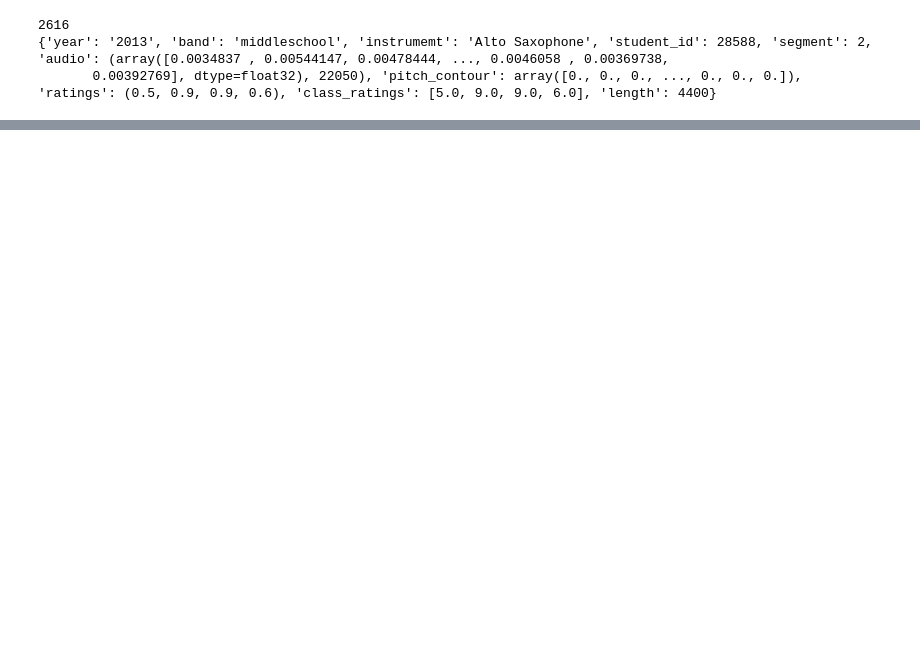
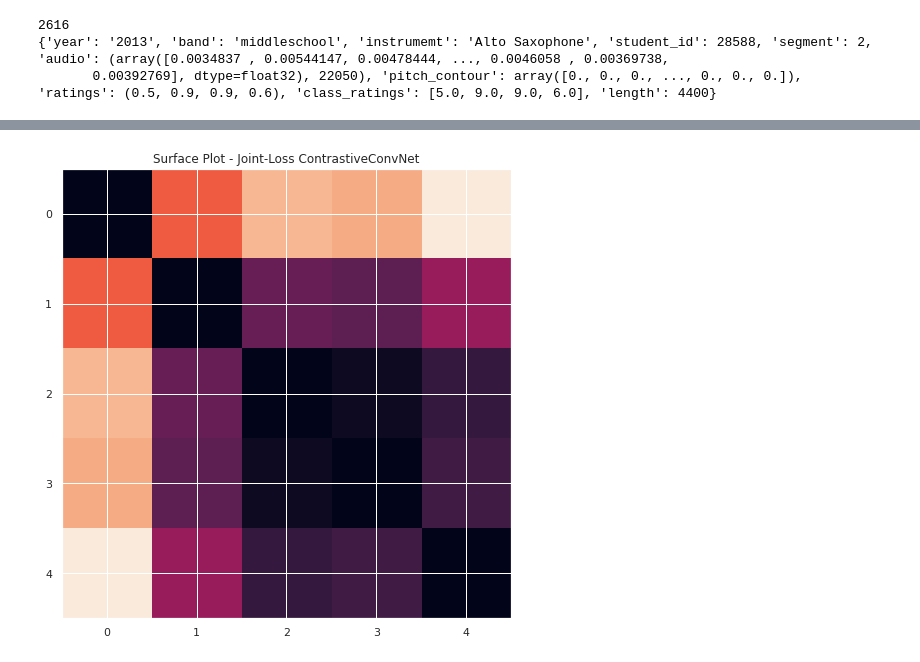
Before and after one commit to pseshadri9/contrastive-music-performance-assessment, a Jupyter notebook: Viz_Set.ipynb, the cells around one changed output, grey strips where cells are left out. Saved outputs shown, nothing was run; the diff lists cells and outputs as text; code cells hidden in the pictures; blank space fills up the shorter version.

```diff
--- a/Viz_Set.ipynb
+++ b/Viz_Set.ipynb
@@ -239,0 +452,8 @@ print(dists)
+# %%
+fig, ax = plot.subplots()
+ax.set_title('Surface Plot - Joint-Loss ContrastiveConvNet')
+plot.imshow(dists)
+fig.savefig('paper_runs/viz/surface-mix-ra.pdf', bbox_inches='tight', transparent=True)
+fig.savefig('paper_runs/viz/surface-mix-ra.png', bbox_inches='tight', transparent=True)
+# %% [output]
+[figure, added]
```
Also changed, not shown: parts of 16 cells of this notebook, 4 other files.
